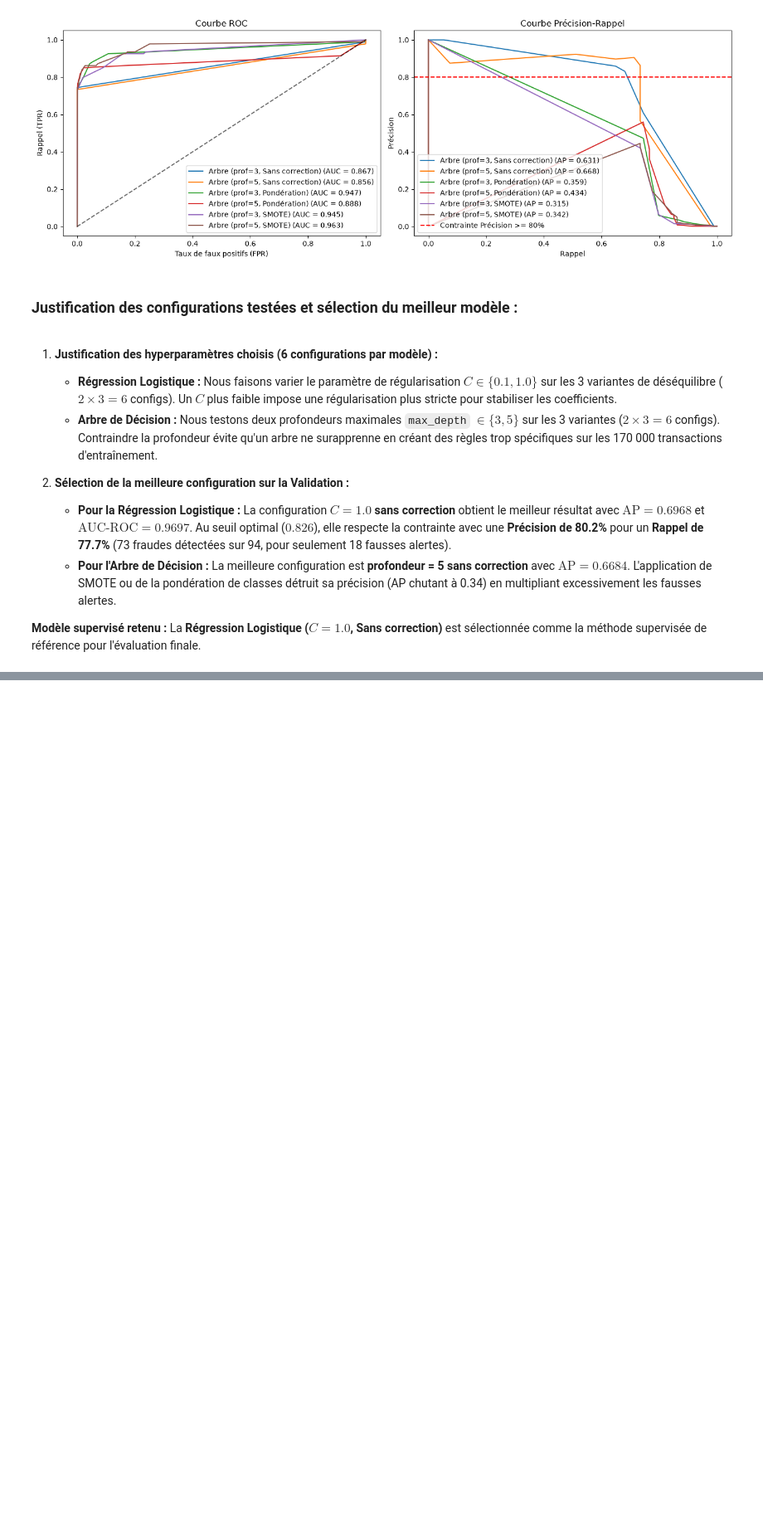
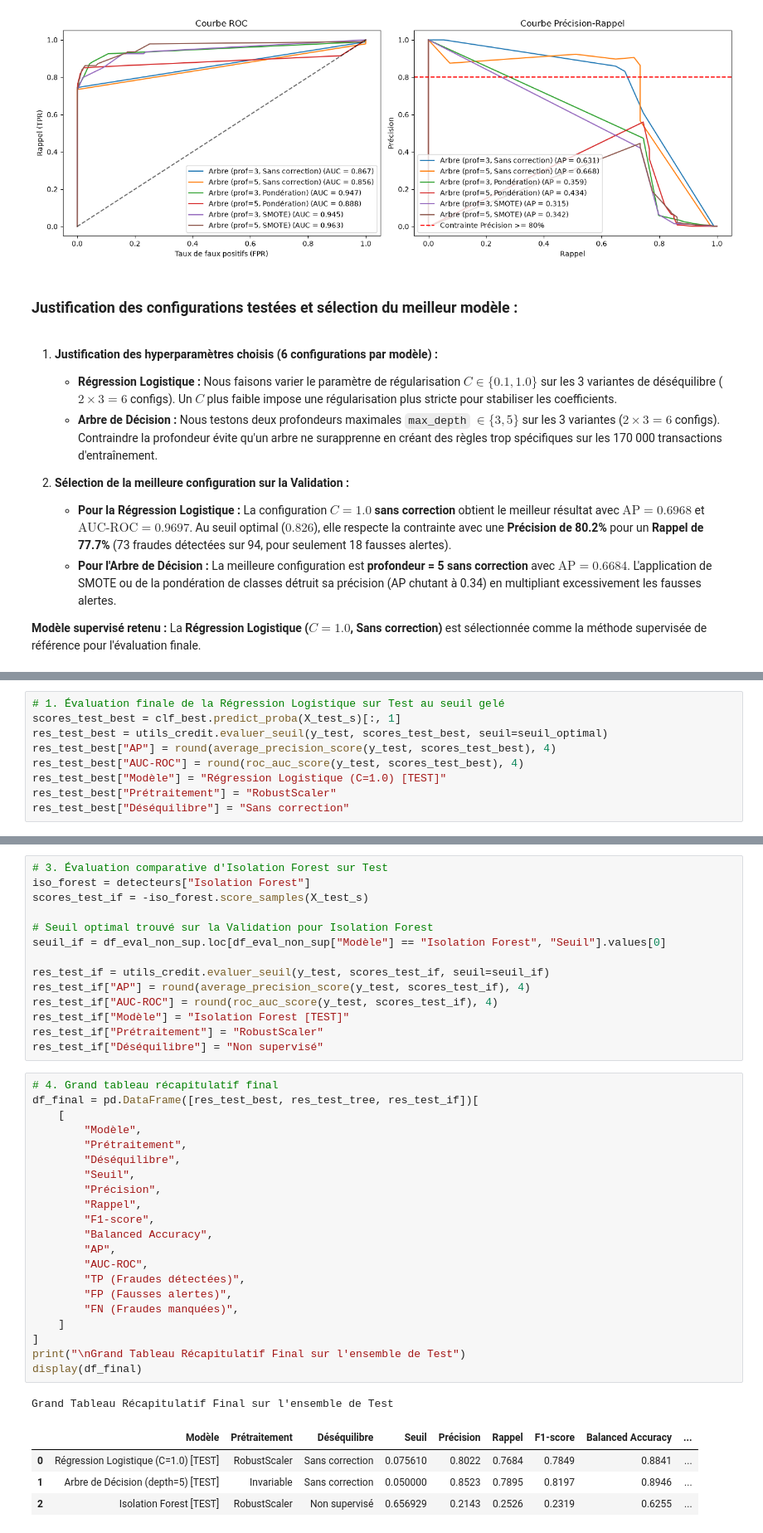
Before and after one commit to HananeDjouadi/TP-Anomalie-ML, a Jupyter notebook: notebook/partie2_fraudes.ipynb, the cells around one changed output, grey strips where cells are left out. Shown at 83% size. Drawn from its saved outputs; the diff is of its cells as text; blank space fills up the shorter version.

```diff
--- a/notebook/partie2_fraudes.ipynb
+++ b/notebook/partie2_fraudes.ipynb
@@ -544,0 +692,9 @@ Arbre de Décision : Évaluation des 6 configurations
+# %%
+# 1. Évaluation finale de la Régression Logistique sur Test au seuil gelé
+scores_test_best = clf_best.predict_proba(X_test_s)[:, 1]
+res_test_best = utils_credit.evaluer_seuil(y_test, scores_test_best, seuil=seuil_optimal)
+res_test_best["AP"] = round(average_precision_score(y_test, scores_test_best), 4)
+res_test_best["AUC-ROC"] = round(roc_auc_score(y_test, scores_test_best), 4)
+res_test_best["Modèle"] = "Régression Logistique (C=1.0) [TEST]"
+res_test_best["Prétraitement"] = "RobustScaler"
+res_test_best["Déséquilibre"] = "Sans correction"
@@ -544,0 +713,41 @@ Arbre de Décision : Évaluation des 6 configurations
+# %%
+# 3. Évaluation comparative d'Isolation Forest sur Test
+iso_forest = detecteurs["Isolation Forest"]
+scores_test_if = -iso_forest.score_samples(X_test_s)
+
+# Seuil optimal trouvé sur la Validation pour Isolation Forest
+seuil_if = df_eval_non_sup.loc[df_eval_non_sup["Modèle"] == "Isolation Forest", "Seuil"].values[0]
+
+res_test_if = utils_credit.evaluer_seuil(y_test, scores_test_if, seuil=seuil_if)
+res_test_if["AP"] = round(average_precision_score(y_test, scores_test_if), 4)
+res_test_if["AUC-ROC"] = round(roc_auc_score(y_test, scores_test_if), 4)
+res_test_if["Modèle"] = "Isolation Forest [TEST]"
+res_test_if["Prétraitement"] = "RobustScaler"
+res_test_if["Déséquilibre"] = "Non supervisé"
+# %%
+# 4. Grand tableau récapitulatif final
+df_final = pd.DataFrame([res_test_best, res_test_tree, res_test_if])[
+    [
+        "Modèle",
+        "Prétraitement",
+        "Déséquilibre",
+        "Seuil",
+        "Précision",
+        "Rappel",
+        "F1-score",
+        "Balanced Accuracy",
+        "AP",
+        "AUC-ROC",
+        "TP (Fraudes détectées)",
+        "FP (Fausses alertes)",
+        "FN (Fraudes manquées)",
+    ]
+]
+print("\nGrand Tableau Récapitulatif Final sur l'ensemble de Test")
+display(df_final)
+# %% [output]
+Grand Tableau Récapitulatif Final sur l'ensemble de Test
+|  | Modèle | Prétraitement | Déséquilibre | Seuil | Précision | Rappel | F1-score | Balanced Accuracy | ... |
+| 0 | Régression Logistique (C=1.0) [TEST] | RobustScaler | Sans correction | 0.075610 | 0.8022 | 0.7684 | 0.7849 | 0.8841 | ... |
+| 1 | Arbre de Décision (depth=5) [TEST] | Invariable | Sans correction | 0.050000 | 0.8523 | 0.7895 | 0.8197 | 0.8946 | ... |
+| 2 | Isolation Forest [TEST] | RobustScaler | Non supervisé | 0.656929 | 0.2143 | 0.2526 | 0.2319 | 0.6255 | ... |
```
Also changed, not shown: parts of 23 cells of this notebook, 2 other files.
